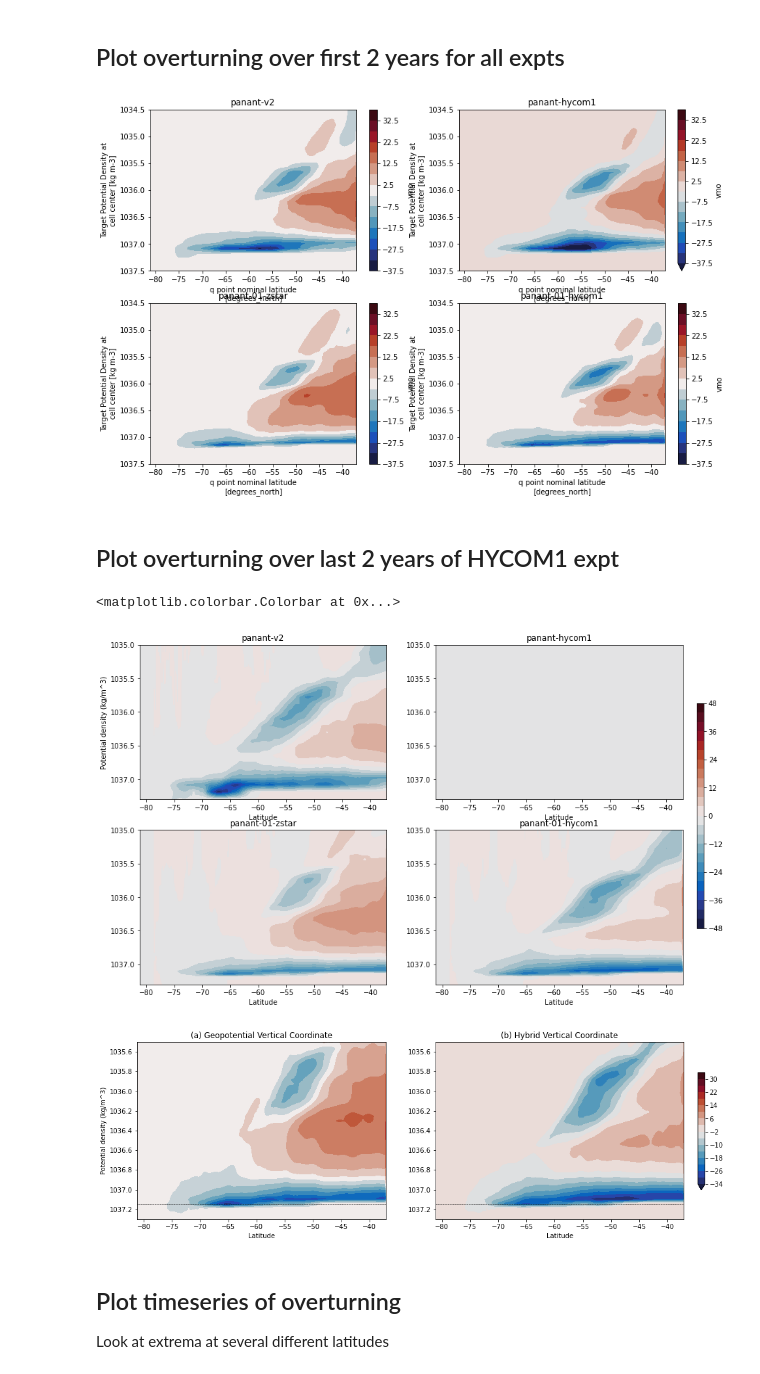
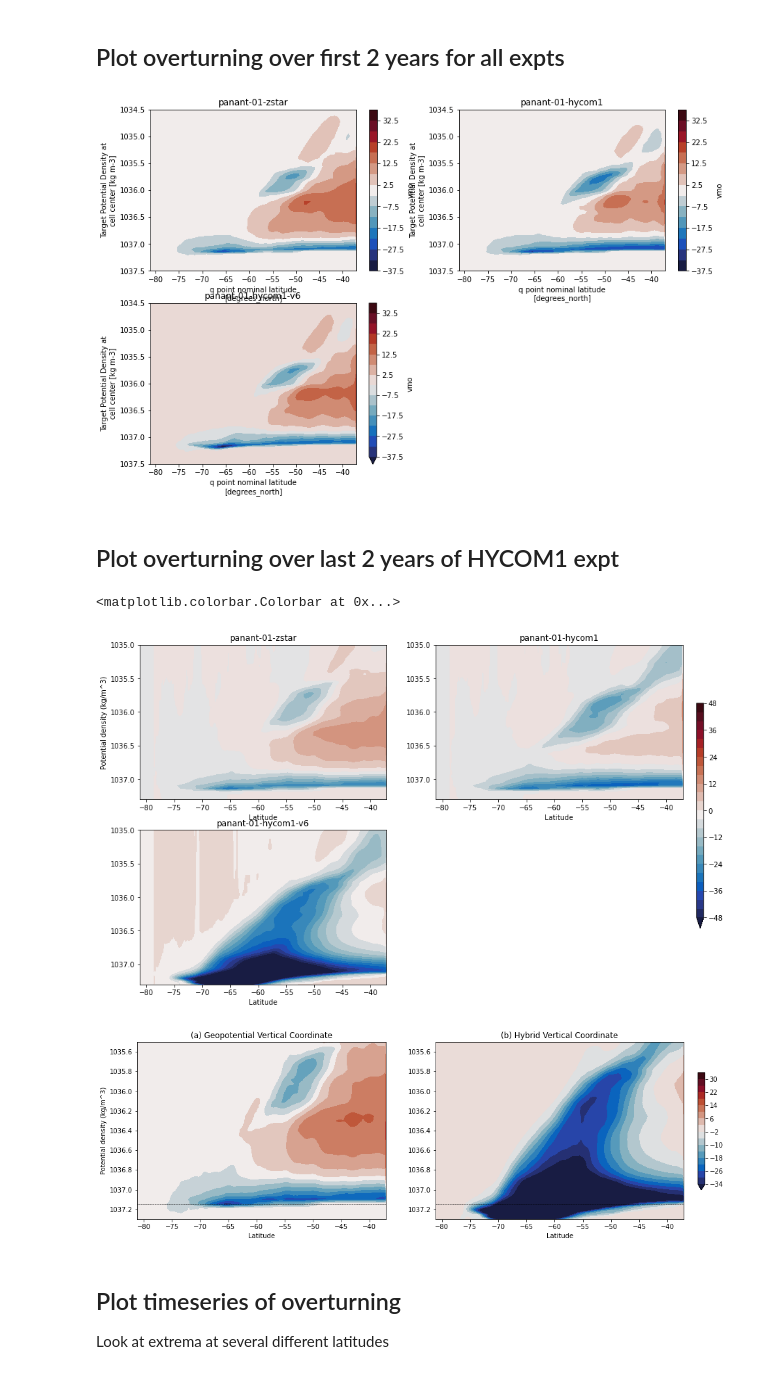
Before and after one commit to COSIMA/mom6-diagnostics, a Jupyter notebook: PanAntarctic/Overturning.ipynb, the cells around one changed output. Saved outputs shown, nothing was run; the diff lists cells and outputs as text; code cells hidden in the pictures.

```diff
--- a/PanAntarctic/Overturning.ipynb
+++ b/PanAntarctic/Overturning.ipynb
@@ -9,9 +9,10 @@ import matplotlib.pyplot as plt
 import numpy as np
 import cmocean as cm
 # %%
-db='/g/data/ik11/outputs/mom6-panan/panant.db'
-session=cc.database.create_session(db)
-expts = ['panant-v2','panant-hycom1','panant-01-zstar','panant-01-hycom1']
+#db='/g/data/ik11/outputs/mom6-panan/panant.db'
+session=cc.database.create_session()
+#expts = ['panant-v2','panant-hycom1','panant-01-zstar','panant-01-hycom1']
+expts = ['panant-01-zstar','panant-01-hycom1','panant-01-hycom1-v6']
 # %%
 client = Client()
 client
@@ -32,7 +37,7 @@ for expt in expts:
     plt.gca().invert_yaxis()
     plt.title(expt)
 # %% [output]
-[figure, old version]
+[figure, new version]
 # %% [markdown]
 ## Plot overturning over last 2 years of HYCOM1 expt
 # %%
@@ -61,37 +66,37 @@ plt.colorbar(p1,cax=ax_c)
 #plt.savefig('figures/overturning.png')
 # %% [output]
 <matplotlib.colorbar.Colorbar at 0x...>
-[figure, old version]
+[figure, new version]
 # %%
 plt.figure(figsize=(15,5))
 ii=0
-for expt in ['panant-01-zstar','panant-01-hycom1']:
+for expt in ['panant-01-zstar','panant-01-hycom1-v6']:
     ii+=1
     vmo = cc.querying.getvar(expt, 'vmo', session)
     vmo_lastyear = vmo.sel(time=slice('1998-01-01','1999-12-31')).sum('xh').mean('time').load()/1e9
     plt.subplot(1,2,ii)
     p1 = vmo_lastyear.cumsum('rho2_l').plot.contourf(add_colorbar=False,levels=np.arange(-34,35,4),cmap=cm.cm.balance)
     plt.ylim([1035.5,1037.3])
     #plt.axhline(1037.1,color='y',linestyle='--',linewidth=0.5)
     plt.gca().invert_yaxis()
     plt.title(expt)
     plt.axhline(1037.15,linestyle='--',color='k',linewidth=0.5)
     if (ii==1):
         plt.ylabel('Potential density (kg/m^3)')
     else:
         plt.ylabel('')
     plt.xlabel('Latitude')
 
 plt.subplot(121)
 plt.title('(a) Geopotential Vertical Coordinate')
 plt.subplot(122)
 plt.title('(b) Hybrid Vertical Coordinate')
 
 ax_c = plt.axes([0.92,0.25,0.01,0.5])
 plt.colorbar(p1,cax=ax_c)
 plt.savefig('/g/data/x77/amh157/mom6-panan-diagnostics/figures/overturning.png')
 # %% [output]
-[figure, old version]
+[figure, new version]
 # %% [markdown]
 ## Plot timeseries of overturning
 
```
Also changed, not shown: parts of 10 cells of this notebook, 1 other file.
